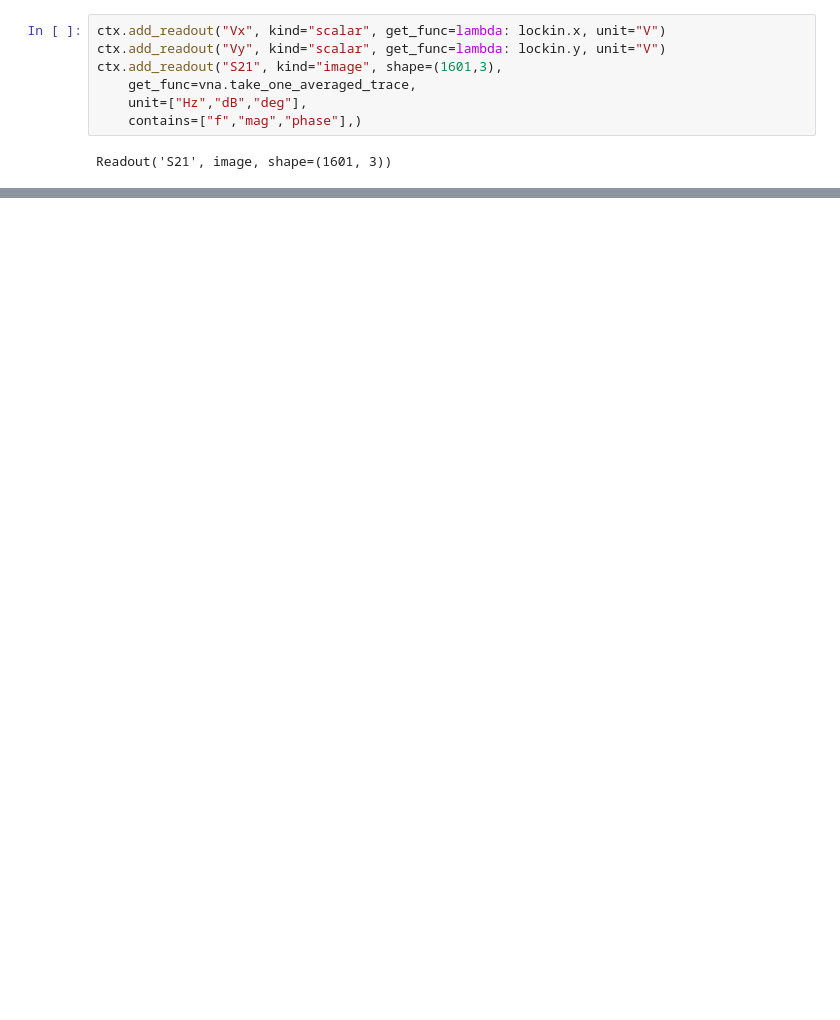
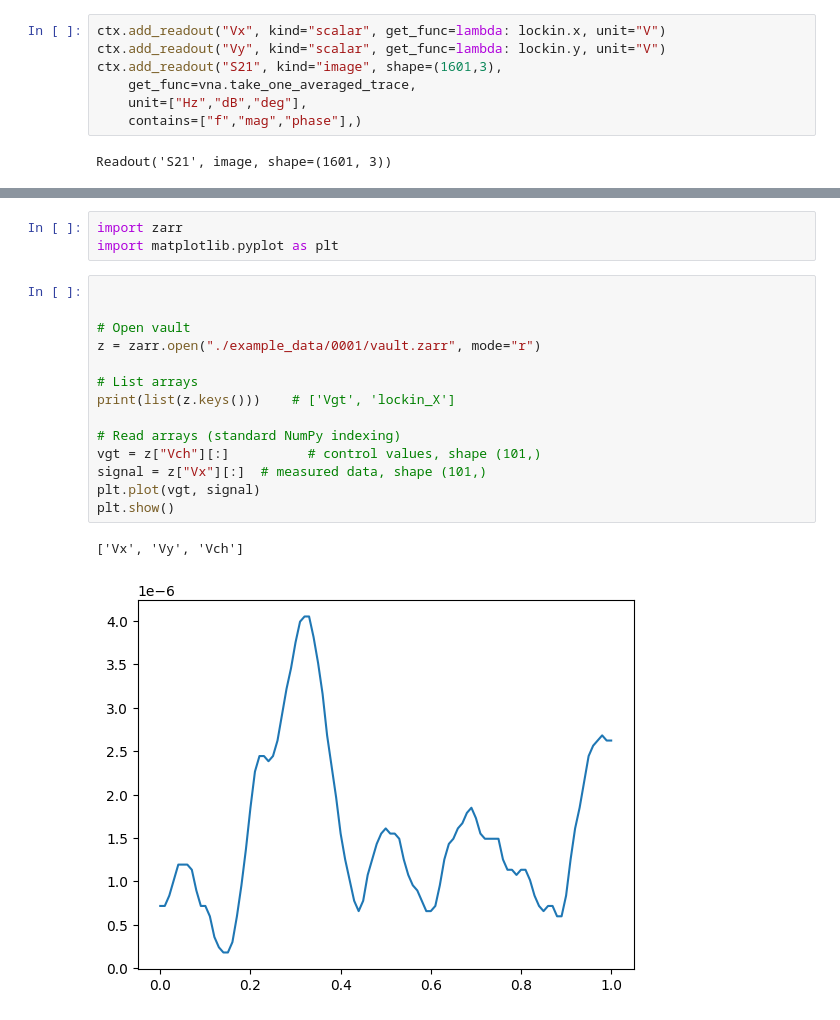
Before and after one commit to eeroqlab/orchid, a Jupyter notebook: examples/demo.ipynb, the cells around one changed output, grey strips where cells are left out. Cells and saved outputs as stored; diff of their text form; blank space fills up the shorter version.

```diff
--- a/examples/demo.ipynb
+++ b/examples/demo.ipynb
@@ -113,0 +166,20 @@ qdac.close()
+# %%
+import zarr
+import matplotlib.pyplot as plt
+# %%
+
+
+# Open vault
+z = zarr.open("./example_data/0001/vault.zarr", mode="r")
+
+# List arrays
+print(list(z.keys()))    # ['Vgt', 'lockin_X']
+
+# Read arrays (standard NumPy indexing)
+vgt = z["Vch"][:]          # control values, shape (101,)
+signal = z["Vx"][:]  # measured data, shape (101,)
+plt.plot(vgt, signal)
+plt.show()
+# %% [output]
+['Vx', 'Vy', 'Vch']
+[figure, added]
```
Also changed, not shown: parts of 18 cells of this notebook, 6 other files.
